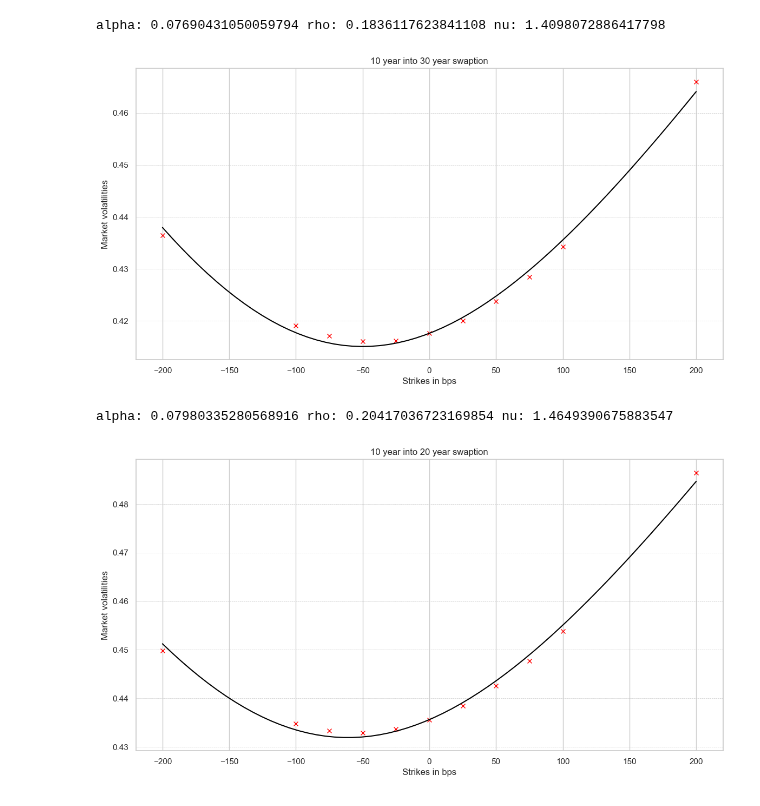
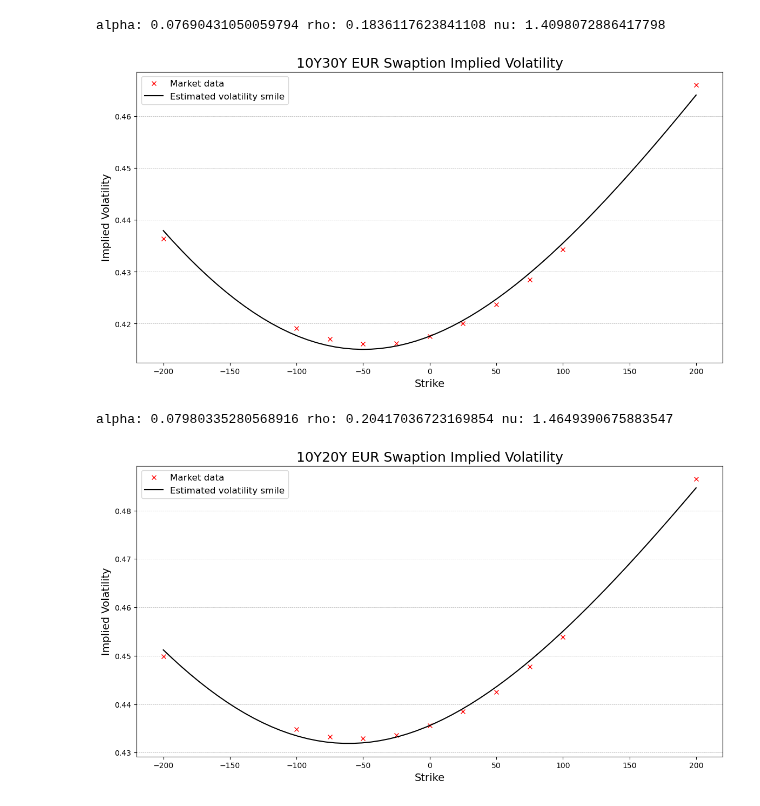
Before and after one commit to NannaOhrt/master_thesis, a Jupyter notebook: main/code/cal_parm_SABR.ipynb, the cells around one changed output. Drawn from its saved outputs; the diff is of its cells as text; code cells hidden in the pictures.

Commit message:
plot added

```diff
--- a/main/code/cal_parm_SABR.ipynb
+++ b/main/code/cal_parm_SABR.ipynb
@@ -70,39 +70,43 @@ def SABR_calibration(f, t_exp, sigma_atm, beta, strikes, vols,guess):
     nu = popt[0]
     rho = popt[1]
     alpha = atm_sigma_to_alpha(f,t_exp,sigma_atm,beta,nu,rho)
 
     return [alpha, nu, rho]
 
 
 
 #10Y30Y 2024
 beta = 0.5
 sigmas = np.array([0.4364, 0.4191, 0.41706,0.41605, 0.41619,0.41757,0.42003,0.42370,0.42847,0.43428,0.46603])
 strikes_in_bps = np.array([-200,-100,-75,-50,-25,0,25,50,75,100,200])
 t_exp = 10
 tenor = 30
 atm_sigma = 0.41757
 f = 0.23401
 guess = [0.01, 10,-0.5]
 strikes = f + strikes_in_bps*0.0001
 #Calling the SABR_calibration function defined below to return the parameters.
 alpha, nu, rho = SABR_calibration(f, t_exp, atm_sigma, beta, strikes, sigmas, guess)
 
 print("alpha:",alpha,"rho:",rho, "nu:", nu)
 Ks_in_bps = np.linspace(-200,200,60)
 Ks = f + Ks_in_bps*0.0001
 vols_from_Ks = SABR_market_vol(Ks,f,t_exp,alpha,beta,nu,rho)
 
 fig, ax = plt.subplots(figsize=(14, 7))
-plt.plot(strikes_in_bps, sigmas, 'x', color = 'red')
-plt.plot(Ks_in_bps,vols_from_Ks, color = 'black')
-plt.xlabel("Strikes in bps")
-plt.ylabel("Market volatilities")
-plt.title(f"{t_exp} year into {tenor} year swaption")
+plt.plot(strikes_in_bps, sigmas, 'x', color = 'red', label = 'Market data')
+plt.plot(Ks_in_bps,vols_from_Ks, color = 'black', label= 'Estimated volatility smile')
+plt.xlabel("Strike",fontsize=14)
+plt.ylabel("Implied Volatility", fontsize=14)
+plt.title("10Y30Y EUR Swaption Implied Volatility", fontsize=18)
+plt.legend(fontsize=12)
 plt.grid(axis='y', linestyle='--', linewidth=0.5)
+plt.savefig("/Users/nannaingemannohrt/Desktop/master_thesis/main/plots/10Y30Y_est.png")
+plt.show()
+plt.close()
 # %% [output]
 alpha: 0.07690431050059794 rho: 0.1836117623841108 nu: 1.4098072886417798
-[figure, old version]
+[figure, new version]
 # %%
 #10Y20Y 2024
 beta = 0.5
@@ -122,13 +126,18 @@ print("alpha:",alpha,"rho:",rho, "nu:", nu)
 Ks_in_bps = np.linspace(-200,200,60)
 Ks = f + Ks_in_bps*0.0001
 vols_from_Ks = SABR_market_vol(Ks,f,t_exp,alpha,beta,nu,rho)
+
 fig, ax = plt.subplots(figsize=(14, 7))
-plt.plot(strikes_in_bps, sigmas1, 'x', color ='red')
-plt.plot(Ks_in_bps,vols_from_Ks, color='black')
-plt.xlabel("Strikes in bps")
-plt.ylabel("Market volatilities")
-plt.title(f"{t_exp} year into {tenor} year swaption")
+plt.plot(strikes_in_bps, sigmas1, 'x', color = 'red', label = 'Market data')
+plt.plot(Ks_in_bps,vols_from_Ks, color = 'black', label= 'Estimated volatility smile')
+plt.xlabel("Strike",fontsize=14)
+plt.ylabel("Implied Volatility", fontsize=14)
+plt.title("10Y20Y EUR Swaption Implied Volatility", fontsize=18)
+plt.legend(fontsize=12)
 plt.grid(axis='y', linestyle='--', linewidth=0.5)
+plt.savefig("/Users/nannaingemannohrt/Desktop/master_thesis/main/plots/10Y20Y_est.png")
+plt.show()
+plt.close()
 # %% [output]
 alpha: 0.07980335280568916 rho: 0.20417036723169854 nu: 1.4649390675883547
-[figure, old version]
+[figure, new version]
```
Also changed, not shown: parts of 8 cells of this notebook, 2 other files.
